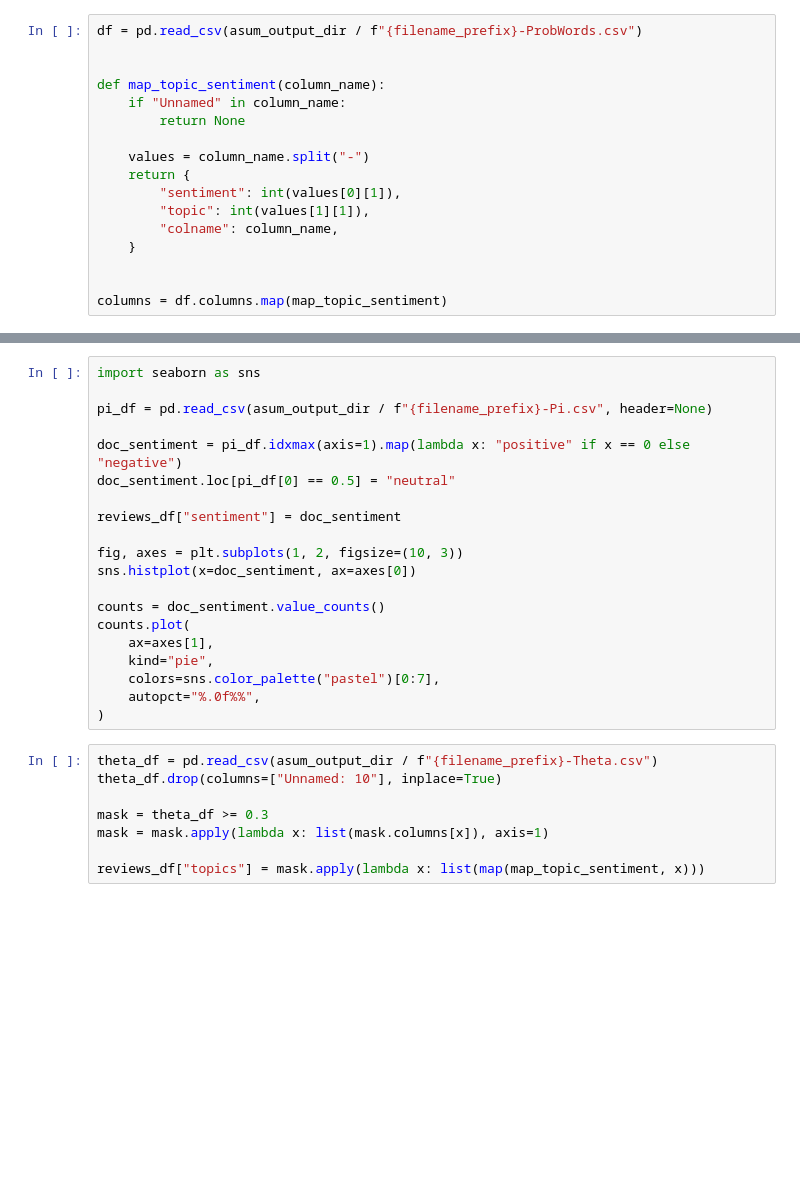
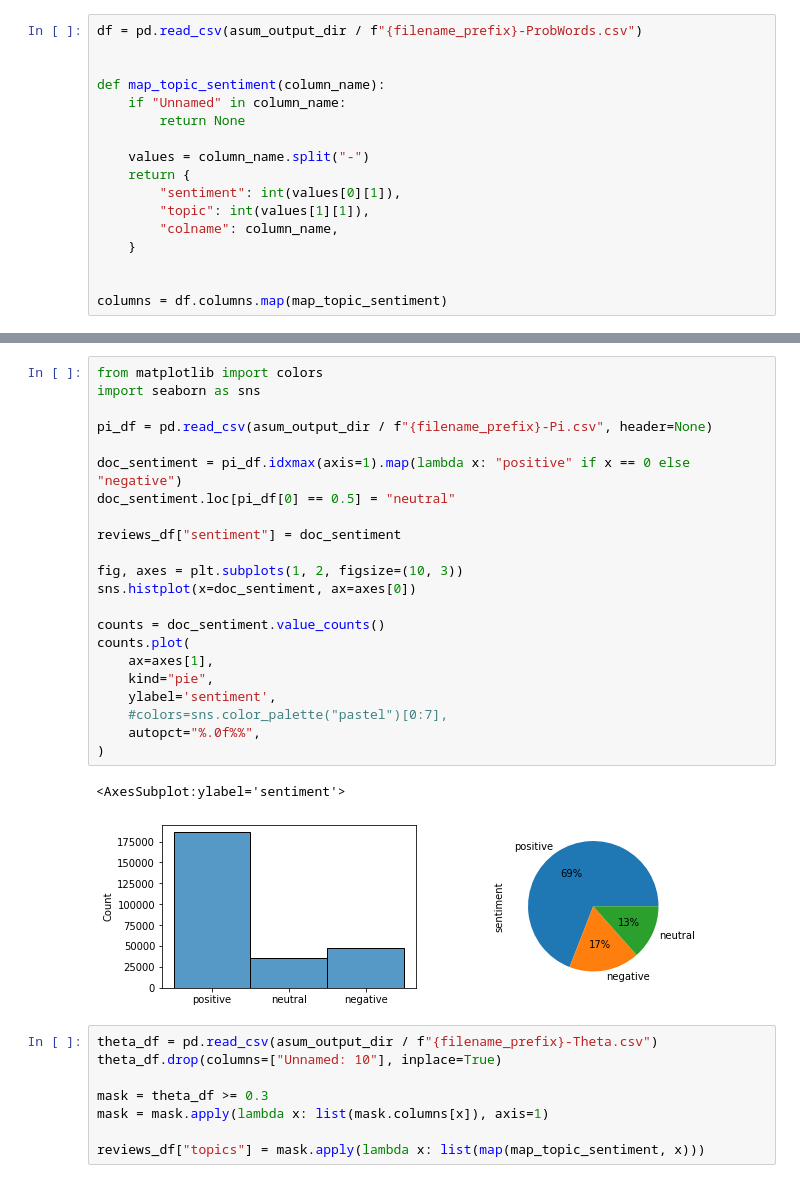
Before and after one commit to saiteki-kai/amazon-reviews, a Jupyter notebook: notebooks/03_asum.ipynb, the cells around one changed output, grey strips where cells are left out. Saved outputs shown, nothing was run; the diff lists cells and outputs as text; blank space fills up the shorter version.

```diff
--- a/notebooks/03_asum.ipynb
+++ b/notebooks/03_asum.ipynb
@@ -139,23 +144,28 @@ sns.barplot(
 # %%
+from matplotlib import colors
 import seaborn as sns
 
 pi_df = pd.read_csv(asum_output_dir / f"{filename_prefix}-Pi.csv", header=None)
 
 doc_sentiment = pi_df.idxmax(axis=1).map(lambda x: "positive" if x == 0 else "negative")
 doc_sentiment.loc[pi_df[0] == 0.5] = "neutral"
 
 reviews_df["sentiment"] = doc_sentiment
 
 fig, axes = plt.subplots(1, 2, figsize=(10, 3))
 sns.histplot(x=doc_sentiment, ax=axes[0])
 
 counts = doc_sentiment.value_counts()
 counts.plot(
     ax=axes[1],
     kind="pie",
-    colors=sns.color_palette("pastel")[0:7],
+    ylabel='sentiment',
+    #colors=sns.color_palette("pastel")[0:7],
     autopct="%.0f%%",
 )
+# %% [output]
+<AxesSubplot:ylabel='sentiment'>
+[figure, added]
 # %%
 theta_df = pd.read_csv(asum_output_dir / f"{filename_prefix}-Theta.csv")
 theta_df.drop(columns=["Unnamed: 10"], inplace=True)
```
Also changed, not shown: parts of 30 cells of this notebook.
